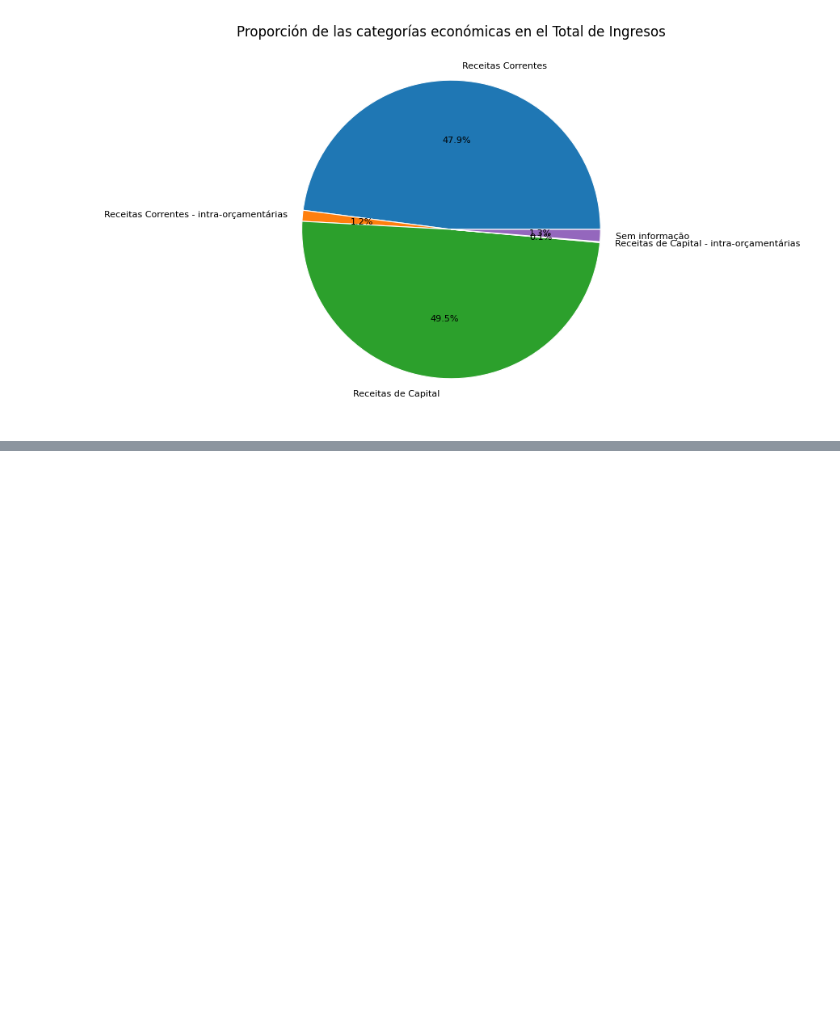
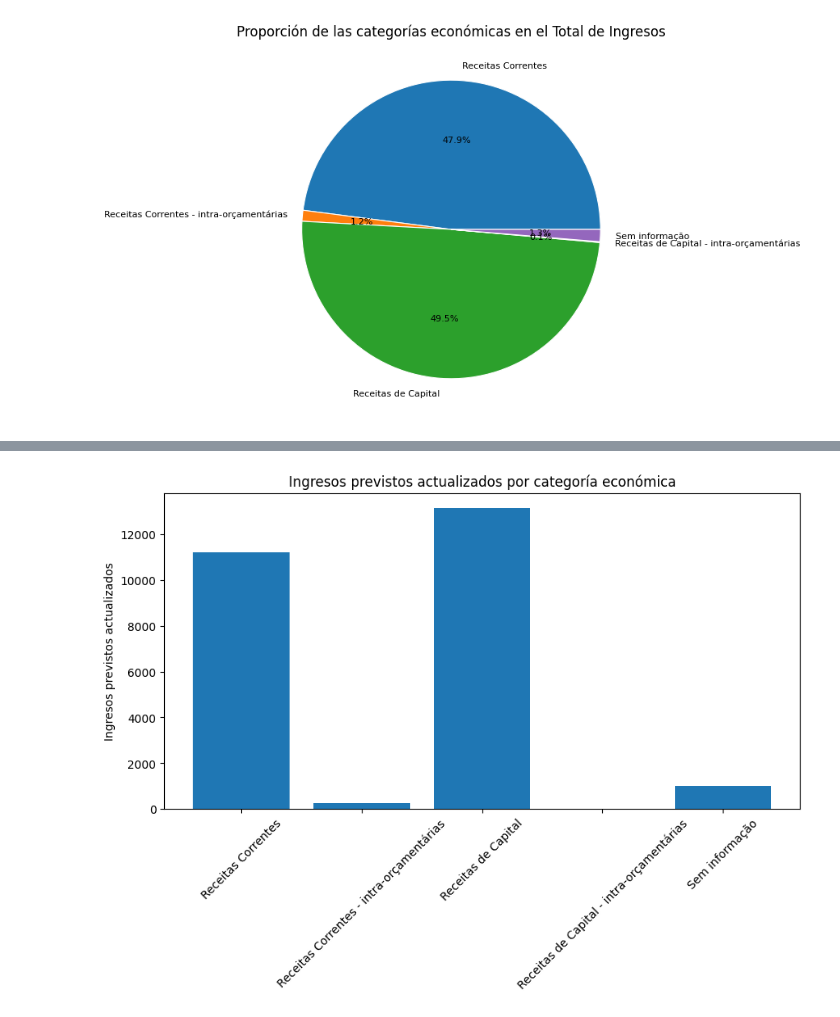
Before and after one commit to jgilsu11/Proyecto2-EDA-Ingresos-Brasil, a Jupyter notebook: EDAs individual y conjunto.ipynb, the cells around one changed output, grey strips where cells are left out. Cells and saved outputs as stored; diff of their text form; code cells hidden in the pictures; blank space fills up the shorter version.

```diff
--- a/EDAs individual y conjunto.ipynb
+++ b/EDAs individual y conjunto.ipynb
@@ -1032,0 +1098,9 @@ Passing `palette` without assigning `hue` is deprecated and will be removed in v
+# %%
+plt.figure(figsize=(10,5))
+plt.bar(df_cat_ingresos['categoria econômica'], df_cat_ingresos['valor previsto atualizado'])
+plt.xticks(rotation=45)
+plt.title('Ingresos previstos actualizados por categoría económica')
+plt.ylabel('Ingresos previstos actualizados')
+plt.show()
+# %% [output]
+[figure, added]
```
Also changed, not shown: parts of 21 cells of this notebook.
